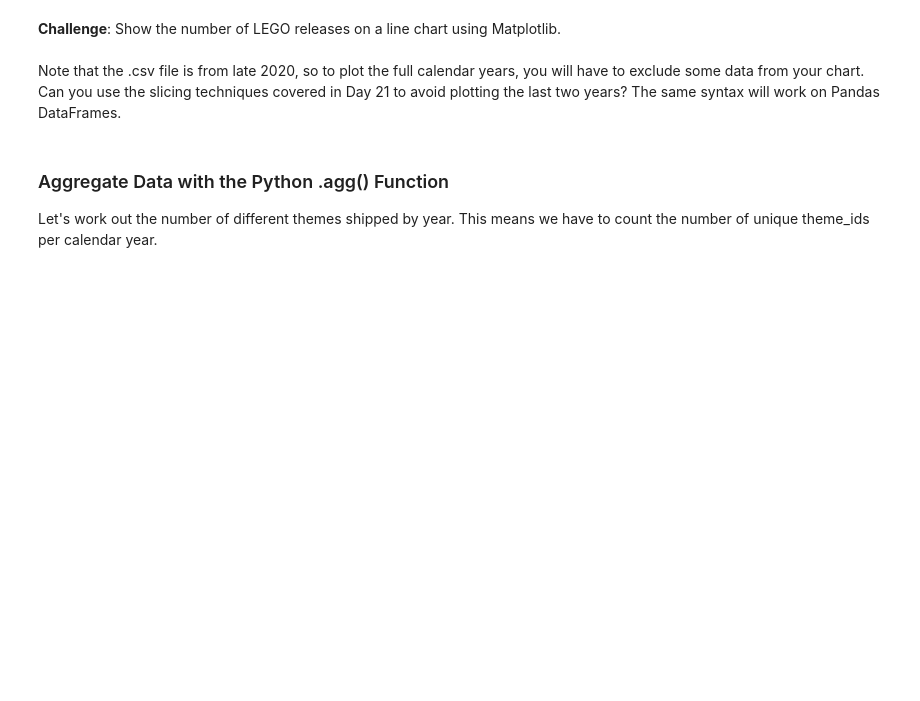
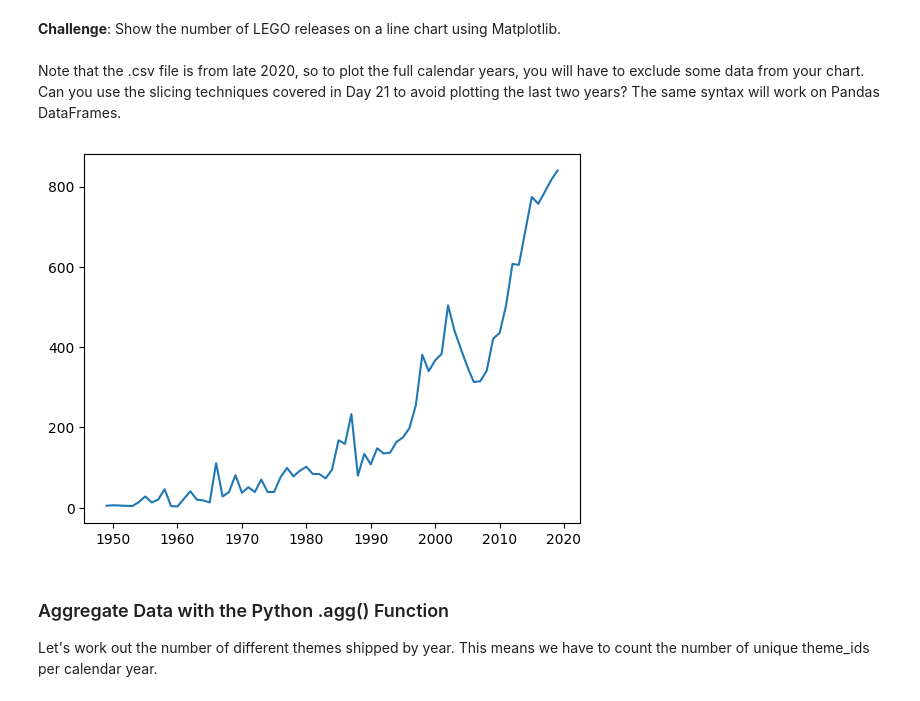
Before and after one commit to SiracencoSerghei/Bootcamp_Python, a Jupyter notebook: day_74/Lego_Analysis_for_Course.ipynb, the cells around one changed output. Cells and saved outputs as stored; diff of their text form; code cells hidden in the pictures; blank space fills up the shorter version.

```diff
--- a/day_74/Lego_Analysis_for_Course.ipynb
+++ b/day_74/Lego_Analysis_for_Course.ipynb
@@ -143,6 +244,11 @@ data_sets.tail(2)
 **Challenge**: Show the number of LEGO releases on a line chart using Matplotlib. <br>
 <br>
 Note that the .csv file is from late 2020, so to plot the full calendar years, you will have to exclude some data from your chart. Can you use the slicing techniques covered in Day 21 to avoid plotting the last two years? The same syntax will work on Pandas DataFrames.
+# %%
+plt.plot(sets_by_year.index[:-2], sets_by_year['set_num'][:-2])
+plt.show()
+# %% [output]
+[figure, added]
 # %% [markdown]
 ### Aggregate Data with the Python .agg() Function
 
```
Also changed, not shown: parts of 20 cells of this notebook.
